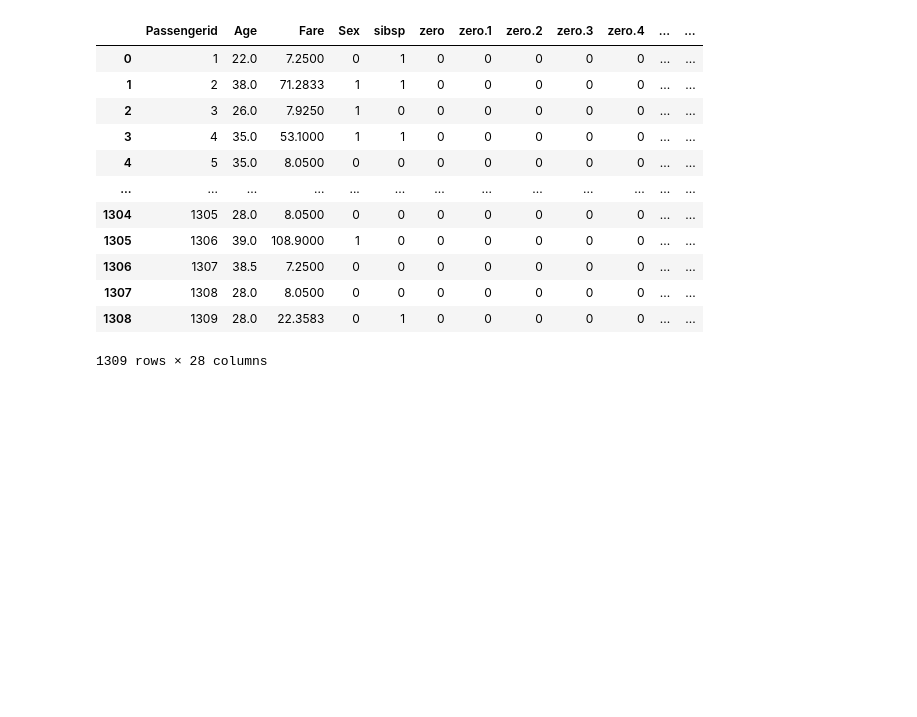
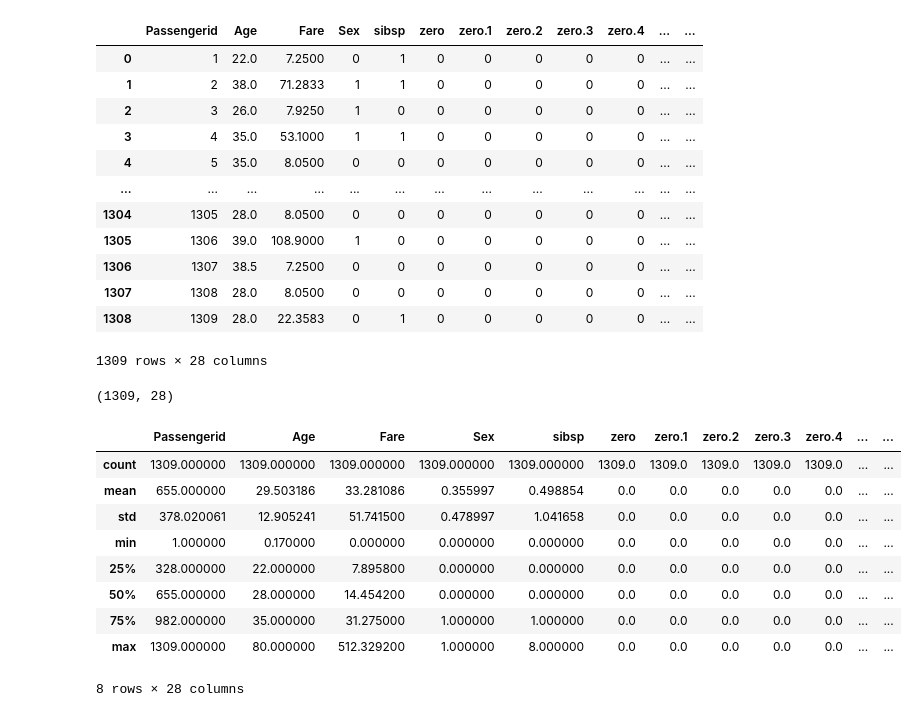
Before and after one commit to VictoriaKirumira/titanic_survival, a Jupyter notebook: titanic.ipynb, the cells around one changed output. Cells and saved outputs as stored; diff of their text form; code cells hidden in the pictures; blank space fills up the shorter version.

```diff
--- a/titanic.ipynb
+++ b/titanic.ipynb
@@ -15,8 +15,8 @@ os.listdir(dataset)
 # %%
 import pandas as pd
 
-data = pd.read_csv('train_and_test2.csv')
-data
+titanic_df = pd.read_csv('train_and_test2.csv')
+titanic_df
 # %% [output]
 |  | Passengerid | Age | Fare | Sex | sibsp | zero | zero.1 | zero.2 | zero.3 | zero.4 | ... | ... |
 | 0 | 1 | 22.0 | 7.2500 | 0 | 1 | 0 | 0 | 0 | 0 | 0 | ... | ... |
@@ -31,3 +31,23 @@ data
 | 1307 | 1308 | 28.0 | 8.0500 | 0 | 0 | 0 | 0 | 0 | 0 | 0 | ... | ... |
 | 1308 | 1309 | 28.0 | 22.3583 | 0 | 1 | 0 | 0 | 0 | 0 | 0 | ... | ... |
 1309 rows × 28 columns
+# %%
+# Understanding the data
+# Check the dimensions of the data
+titanic_df.shape
+# %% [output]
+(1309, 28)
+# %%
+# View the basic stats
+titanic_df.describe()
+# %% [output]
+|  | Passengerid | Age | Fare | Sex | sibsp | zero | zero.1 | zero.2 | zero.3 | zero.4 | ... | ... |
+| count | 1309.000000 | 1309.000000 | 1309.000000 | 1309.000000 | 1309.000000 | 1309.0 | 1309.0 | 1309.0 | 1309.0 | 1309.0 | ... | ... |
+| mean | 655.000000 | 29.503186 | 33.281086 | 0.355997 | 0.498854 | 0.0 | 0.0 | 0.0 | 0.0 | 0.0 | ... | ... |
+| std | 378.020061 | 12.905241 | 51.741500 | 0.478997 | 1.041658 | 0.0 | 0.0 | 0.0 | 0.0 | 0.0 | ... | ... |
+| min | 1.000000 | 0.170000 | 0.000000 | 0.000000 | 0.000000 | 0.0 | 0.0 | 0.0 | 0.0 | 0.0 | ... | ... |
+| 25% | 328.000000 | 22.000000 | 7.895800 | 0.000000 | 0.000000 | 0.0 | 0.0 | 0.0 | 0.0 | 0.0 | ... | ... |
+| 50% | 655.000000 | 28.000000 | 14.454200 | 0.000000 | 0.000000 | 0.0 | 0.0 | 0.0 | 0.0 | 0.0 | ... | ... |
+| 75% | 982.000000 | 35.000000 | 31.275000 | 1.000000 | 1.000000 | 0.0 | 0.0 | 0.0 | 0.0 | 0.0 | ... | ... |
+| max | 1309.000000 | 80.000000 | 512.329200 | 1.000000 | 8.000000 | 0.0 | 0.0 | 0.0 | 0.0 | 0.0 | ... | ... |
+8 rows × 28 columns
```
Also changed, not shown: parts of 9 cells of this notebook, 3 other files.
